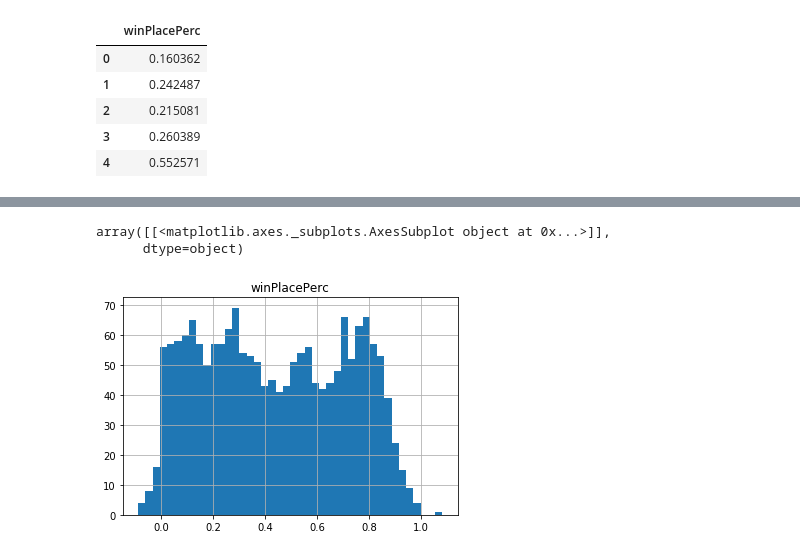
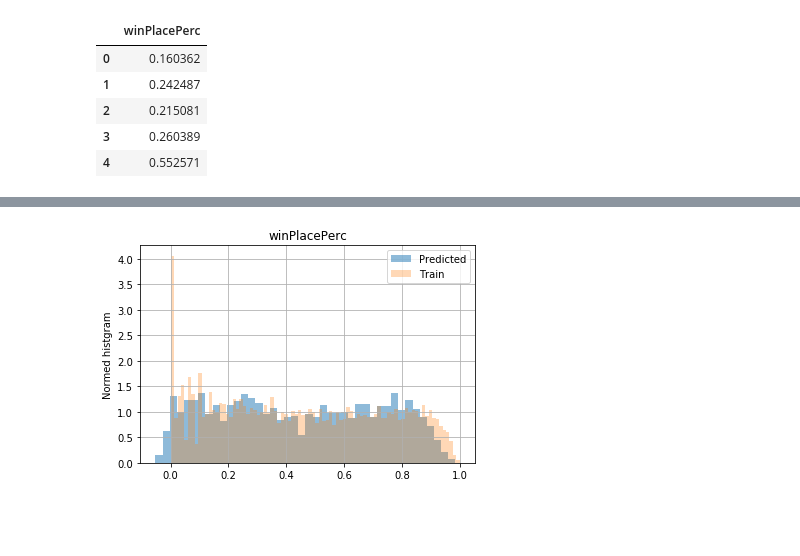
Before and after one commit to makkimaki/GCIwinter2019_assignments, a Jupyter notebook: competition3/Kernel_xgbRegressor.ipynb, the cells around one changed output, grey strips where cells are left out. Drawn from its saved outputs; the diff is of its cells as text; code cells hidden in the pictures; blank space fills up the shorter version.

```diff
--- a/competition3/Kernel_xgbRegressor.ipynb
+++ b/competition3/Kernel_xgbRegressor.ipynb
@@ -374,6 +421,8 @@ submission_xgb.head()
-# %%
-submission_xgb.hist(bins=int(np.sqrt(submission_xgb.shape[0])))
-# %% [output]
-array([[<matplotlib.axes._subplots.AxesSubplot object at 0x...>]],
-      dtype=object)
-[figure, removed]
+# %%
+submission_xgb.hist(bins=int(np.sqrt(submission_xgb.shape[0])), alpha=0.5, normed=True, label="Predicted")
+y.hist(bins=int(np.sqrt(y.shape[0])), alpha=0.3, normed=True, label="Train")
+plt.ylabel("Normed histgram")
+plt.legend()
+plt.show()
+# %% [output]
+[figure, added]
```
Also changed, not shown: parts of 10 cells of this notebook.
